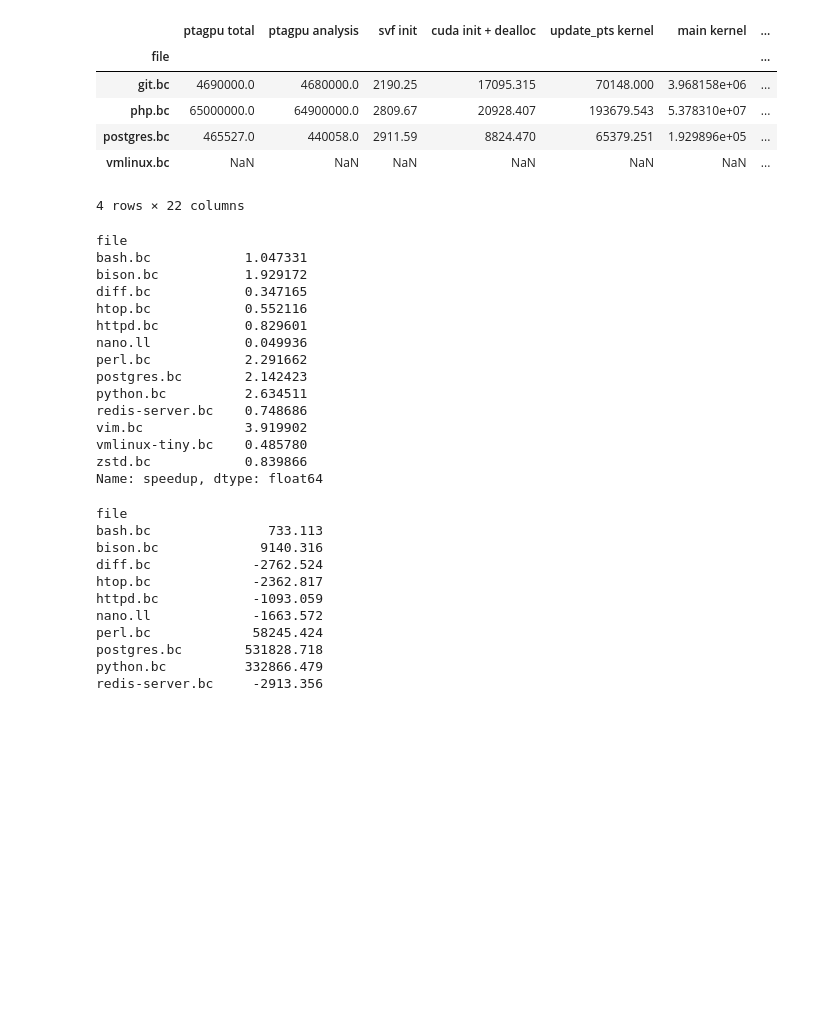
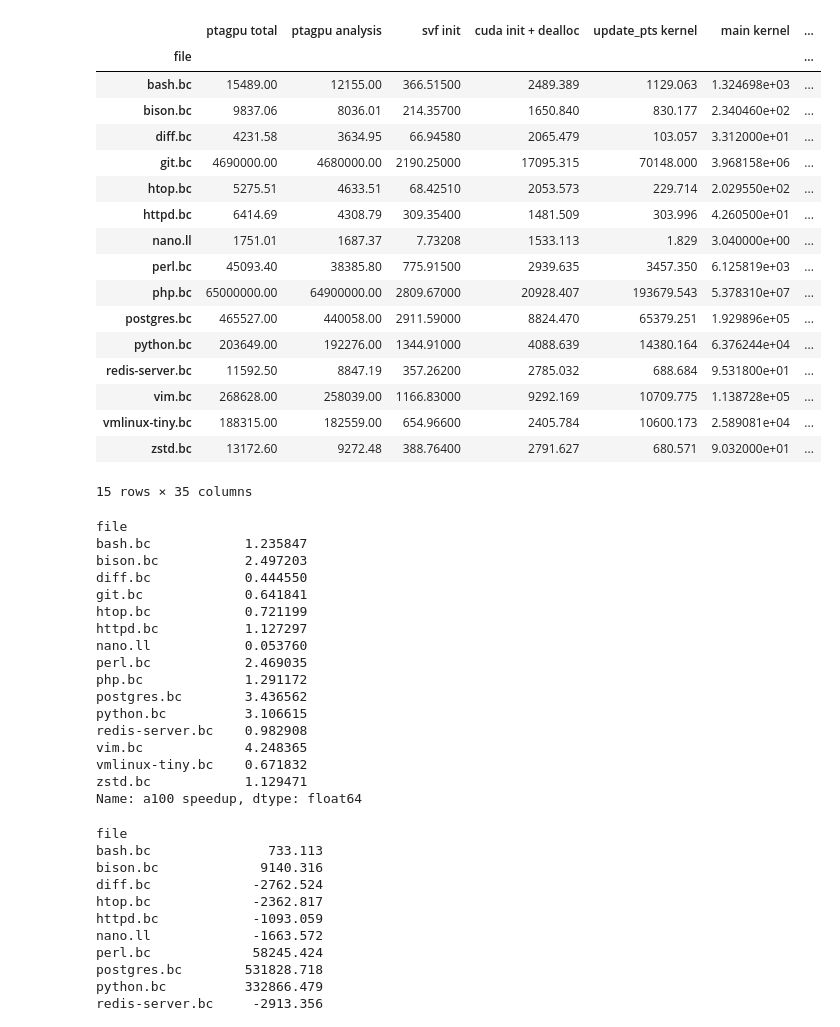
Before and after one commit to lukasboettcher/msc-paper, a Jupyter notebook: data/data_viz.ipynb, the cells around one changed output. Saved outputs shown, nothing was run; the diff lists cells and outputs as text; code cells hidden in the pictures; blank space fills up the shorter version.

```diff
--- a/data/data_viz.ipynb
+++ b/data/data_viz.ipynb
@@ -1,43 +1,53 @@
 # %%
 import pandas as pd
 import matplotlib.pyplot as plt
 df = pd.read_csv('data.csv', index_col='file')
-
-# print(df.head())
-# df.plot()
+df = df[~df.index.isin(['vmlinux.bc'])]
 # df = df[~df.index.isin(['vmlinux.bc', 'php.bc', 'git.bc'])]
-df = df[df.index.isin(['vmlinux.bc', 'php.bc', 'git.bc', 'postgres.bc'])]
+# df = df[df.index.isin(['vmlinux.bc', 'php.bc', 'git.bc', 'postgres.bc'])]
 df
 # %% [output]
 |  | ptagpu total | ptagpu analysis | svf init | cuda init + dealloc | update_pts kernel | main kernel | ... |
 | file |  |  |  |  |  |  | ... |
-| git.bc | 4690000.0 | 4680000.0 | 2190.25 | 17095.315 | 70148.000 | 3.968158e+06 | ... |
-| php.bc | 65000000.0 | 64900000.0 | 2809.67 | 20928.407 | 193679.543 | 5.378310e+07 | ... |
-| postgres.bc | 465527.0 | 440058.0 | 2911.59 | 8824.470 | 65379.251 | 1.929896e+05 | ... |
-| vmlinux.bc | NaN | NaN | NaN | NaN | NaN | NaN | ... |
+| bash.bc | 15489.00 | 12155.00 | 366.51500 | 2489.389 | 1129.063 | 1.324698e+03 | ... |
+| bison.bc | 9837.06 | 8036.01 | 214.35700 | 1650.840 | 830.177 | 2.340460e+02 | ... |
+| diff.bc | 4231.58 | 3634.95 | 66.94580 | 2065.479 | 103.057 | 3.312000e+01 | ... |
+| git.bc | 4690000.00 | 4680000.00 | 2190.25000 | 17095.315 | 70148.000 | 3.968158e+06 | ... |
+| htop.bc | 5275.51 | 4633.51 | 68.42510 | 2053.573 | 229.714 | 2.029550e+02 | ... |
+| httpd.bc | 6414.69 | 4308.79 | 309.35400 | 1481.509 | 303.996 | 4.260500e+01 | ... |
+| nano.ll | 1751.01 | 1687.37 | 7.73208 | 1533.113 | 1.829 | 3.040000e+00 | ... |
+| perl.bc | 45093.40 | 38385.80 | 775.91500 | 2939.635 | 3457.350 | 6.125819e+03 | ... |
+| php.bc | 65000000.00 | 64900000.00 | 2809.67000 | 20928.407 | 193679.543 | 5.378310e+07 | ... |
+| postgres.bc | 465527.00 | 440058.00 | 2911.59000 | 8824.470 | 65379.251 | 1.929896e+05 | ... |
+| python.bc | 203649.00 | 192276.00 | 1344.91000 | 4088.639 | 14380.164 | 6.376244e+04 | ... |
+| redis-server.bc | 11592.50 | 8847.19 | 357.26200 | 2785.032 | 688.684 | 9.531800e+01 | ... |
+| vim.bc | 268628.00 | 258039.00 | 1166.83000 | 9292.169 | 10709.775 | 1.138728e+05 | ... |
+| vmlinux-tiny.bc | 188315.00 | 182559.00 | 654.96600 | 2405.784 | 10600.173 | 2.589081e+04 | ... |
+| zstd.bc | 13172.60 | 9272.48 | 388.76400 | 2791.627 | 680.571 | 9.032000e+01 | ... |
-4 rows × 22 columns
+15 rows × 35 columns
 # %%
 df['speedup'] = df['wavediff total']/df['ptagpu total']
+df['a100 speedup'] = df['wavediff total']/df['a100 ptagpu total']
 
-# df[df.columns[0]]
-# df['speedup'] = df[df.columns[0]] / df.columns[-2]
-df['speedup']
+df['a100 speedup']
 # %% [output]
 file
-bash.bc            1.047331
-bison.bc           1.929172
-diff.bc            0.347165
-htop.bc            0.552116
-httpd.bc           0.829601
-nano.ll            0.049936
-perl.bc            2.291662
-postgres.bc        2.142423
-python.bc          2.634511
-redis-server.bc    0.748686
-vim.bc             3.919902
-vmlinux-tiny.bc    0.485780
-zstd.bc            0.839866
-Name: speedup, dtype: float64
+bash.bc            1.235847
+bison.bc           2.497203
+diff.bc            0.444550
+git.bc             0.641841
+htop.bc            0.721199
+httpd.bc           1.127297
+nano.ll            0.053760
+perl.bc            2.469035
+php.bc             1.291172
+postgres.bc        3.436562
+python.bc          3.106615
+redis-server.bc    0.982908
+vim.bc             4.248365
+vmlinux-tiny.bc    0.671832
+zstd.bc            1.129471
+Name: a100 speedup, dtype: float64
 # %%
 df['diff'] = df['wavediff total'] - df['ptagpu total']
 df['diff']
```
Also changed, not shown: parts of 4 cells of this notebook.
